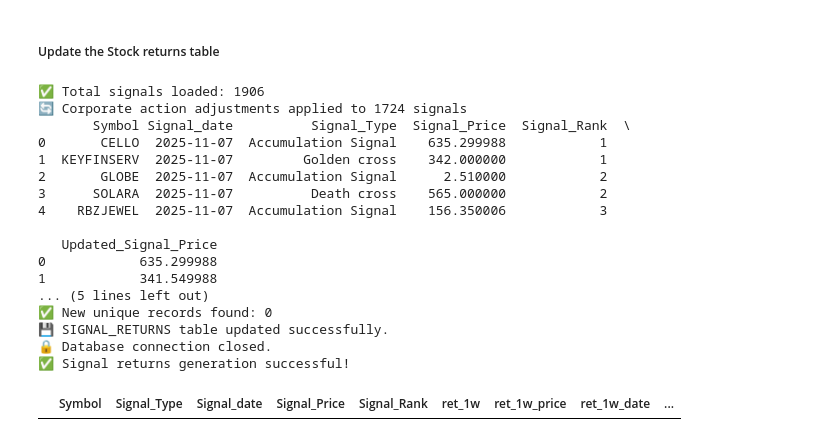
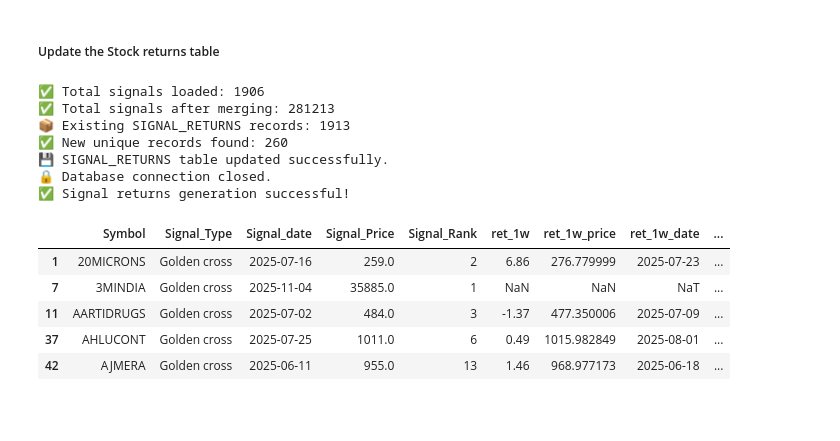
Before and after one commit to Deepak-Chaturvedi/Stock-Signals, a Jupyter notebook: notebooks/Stock_signals_execution_daily.ipynb, the cells around one changed output. Cells and saved outputs as stored; diff of their text form; code cells hidden in the pictures; blank space fills up the shorter version.

```diff
--- a/notebooks/Stock_signals_execution_daily.ipynb
+++ b/notebooks/Stock_signals_execution_daily.ipynb
@@ -42,7 +42,7 @@ import ta
 import sqlite3
 # %%
 analysis_period = 30 # past 30 days for Analysis
-raw_data_needed = analysis_period + 2 * 365  # +1 year of buffer for calculating indicators
+raw_data_needed = analysis_period + 1 * 365  # +1 year of buffer for calculating indicators
 output_period = 30 # restrict output file for EMA-signals in 30 days
 # %%
 # Determine repository root
@@ -176,36 +175,31 @@ ema_df.head()
 # %%
 # Update the signal returns
 # import accumulation_signal as acs
 
 import importlib
 import signal_returns as sigret
-importlib.reload(sigret)
+# importlib.reload(sigret)
 
 # from signal_returns import generate_signal_returns
 
 status, final_returns = sigret.generate_signal_returns(db_path, stock_df)
 
 if status:
     print("✅ Signal returns generation successful!")
     display(final_returns.head())
 else:
     print("❌ Signal returns generation failed.")
 # %% [output]
 ✅ Total signals loaded: 1906
-🔄 Corporate action adjustments applied to 1724 signals
-       Symbol Signal_date          Signal_Type  Signal_Price  Signal_Rank  \
-0       CELLO  2025-11-07  Accumulation Signal    635.299988            1
-1  KEYFINSERV  2025-11-07         Golden cross    342.000000            1
-2       GLOBE  2025-11-07  Accumulation Signal      2.510000            2
-3      SOLARA  2025-11-07          Death cross    565.000000            2
-4    RBZJEWEL  2025-11-07  Accumulation Signal    156.350006            3
-
-   Updated_Signal_Price
-0            635.299988
-1            341.549988
-... (5 lines left out)
-✅ New unique records found: 0
+✅ Total signals after merging: 281213
+📦 Existing SIGNAL_RETURNS records: 1913
+✅ New unique records found: 260
 💾 SIGNAL_RETURNS table updated successfully.
 🔒 Database connection closed.
 ✅ Signal returns generation successful!
 |  | Symbol | Signal_Type | Signal_date | Signal_Price | Signal_Rank | ret_1w | ret_1w_price | ret_1w_date | ... |
+| 1 | 20MICRONS | Golden cross | 2025-07-16 | 259.0 | 2 | 6.86 | 276.779999 | 2025-07-23 | ... |
+| 7 | 3MINDIA | Golden cross | 2025-11-04 | 35885.0 | 1 | NaN | NaN | NaT | ... |
+| 11 | AARTIDRUGS | Golden cross | 2025-07-02 | 484.0 | 3 | -1.37 | 477.350006 | 2025-07-09 | ... |
+| 37 | AHLUCONT | Golden cross | 2025-07-25 | 1011.0 | 6 | 0.49 | 1015.982849 | 2025-08-01 | ... |
+| 42 | AJMERA | Golden cross | 2025-06-11 | 955.0 | 13 | 1.46 | 968.977173 | 2025-06-18 | ... |
```
Also changed, not shown: parts of 14 cells of this notebook, 4 other files.
